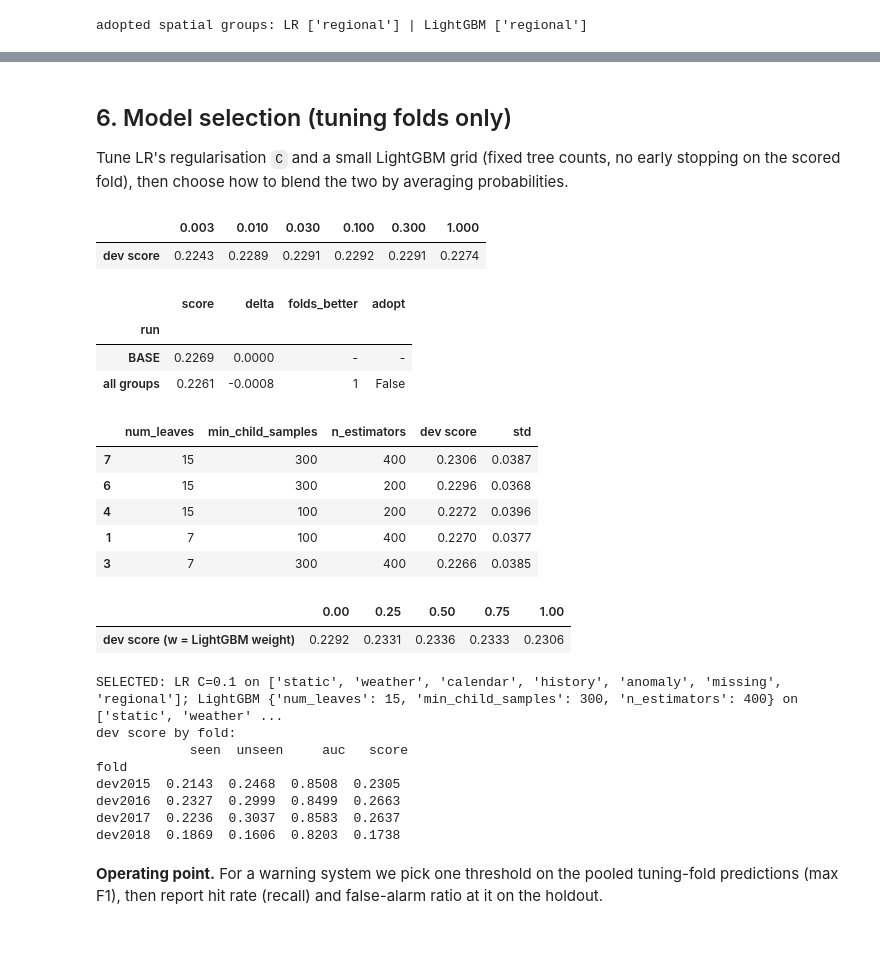
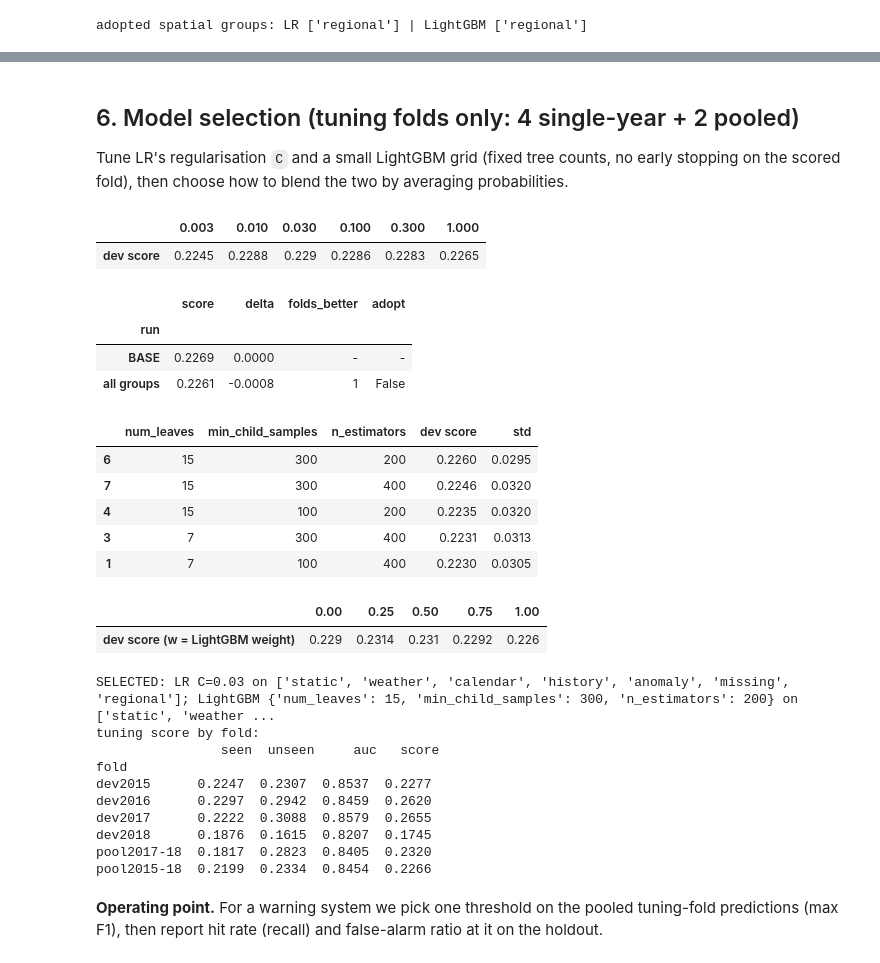
Before and after one commit to aaryan-bahri/iml-midsem-project, a Jupyter notebook: rainfall.ipynb, the cells around one changed output, grey strips where cells are left out. Cells and saved outputs as stored; diff of their text form; code cells hidden in the pictures.

Commit message:
Mult-year evaluation and trend term approach. Not submitted

```diff
--- a/rainfall.ipynb
+++ b/rainfall.ipynb
@@ -165,6 +166,7 @@ def build_features(df):
                                  for c in ANOMCOLS})
     G["missing"] = pd.DataFrame({"miss_" + c: df[c].isna().astype(int) for c in MISSCOLS})
     G["station"] = pd.DataFrame({"st_" + s: (df.station_id == s).astype(int) for s in STATIONS})
+    G["trend"] = pd.DataFrame({"trend": (df.date - pd.Timestamp("2010-01-01")).dt.days / 365.25})   # depends on the date only
     G.update(spatial_features(df))
     return df, G
 
@@ -208,10 +210,13 @@ def make_fold(name, val_years, held):
 
 DEV = [make_fold(f"dev{Y}", [Y], GROUPS4[i]) for i, Y in enumerate([2015, 2016, 2017, 2018])]
 HOLD = make_fold("holdout2019-20", [2019, 2020], GROUPS4[0])
-for f in DEV + [HOLD]:
+POOL = [make_fold("pool2017-18", [2017, 2018], GROUPS4[2]),                  # train 2010-16, validate 2 years pooled
+        make_fold("pool2015-18", [2015, 2016, 2017, 2018], GROUPS4[1])]      # train 2010-14, validate 4 years pooled
+TUNE = DEV + POOL
+for f in TUNE + [HOLD]:
     print(f["name"], "train rows", f["tri"].sum(), "| val rows", f["vai"].sum(), "| val positives", ytr[f["vai"]].sum(),
           "| held-out stations", sorted(set(stn[f["held"]])))
-print("constant-predictor AP = prevalence, per fold:", [round(ytr[f["vai"]].mean(), 4) for f in DEV + [HOLD]])
+print("constant-predictor AP = prevalence, per fold:", [round(ytr[f["vai"]].mean(), 4) for f in TUNE + [HOLD]])
 # %% [output]
 dev2015 train rows 21912 | val rows 5840 | val positives 189 | held-out stations ['ST01', 'ST03', 'ST08', 'ST19']
 dev2016 train rows 26292 | val rows 5856 | val positives 194 | held-out stations ['ST13', 'ST14', 'ST16', 'ST18']
@@ -471,58 +562,61 @@ adopted spatial groups: LR ['regional'] | LightGBM ['regional']
 # %% [markdown]
-## 6. Model selection (tuning folds only)
+## 6. Model selection (tuning folds only: 4 single-year + 2 pooled)
 Tune LR's regularisation `C` and a small LightGBM grid (fixed tree counts, no early stopping on the scored fold), then choose how to blend the two by averaging probabilities.
 # %%
 XLR = fm(FS, Gtr)
-lr_res = {C: run(sk(LR(C, CW), XLR, DECAY)) for C in (0.003, 0.01, 0.03, 0.1, 0.3, 1.0)}
+lr_res = {C: run(sk(LR(C, CW), XLR, DECAY), TUNE) for C in (0.003, 0.01, 0.03, 0.1, 0.3, 1.0)}
 lr_tab = pd.Series({C: r.score.mean() for C, (r, _) in lr_res.items()}, name="dev score"); display(lr_tab.to_frame().T)
 C_BEST = lr_tab.idxmax(); lr_r, lr_p = lr_res[C_BEST]
 log("dev", "tuning", f"LR C={C_BEST}", lr_r, f"features {FS}, decay {DECAY}, cw {CW}")
 
 # does LightGBM prefer the richer feature set?
 r_fs  = run(lgbm(fm(LGB_FS, Gtr), DECAY, **lg_default))[0]
-r_all = run(lgbm(fm(ALL + SP_LG, Gtr), DECAY, **lg_default))[0]
+EXTRA_LG = [g for g in LGB_FS if g not in FS_BASE]                    # spatial / trend groups LightGBM adopted
+r_all = run(lgbm(fm(ALL + EXTRA_LG, Gtr), DECAY, **lg_default))[0]
 cmp = compare(r_fs, {"all groups": r_all}); display(cmp)
-LGB_GROUPS = ALL + SP_LG if cmp.loc["all groups", "adopt"] else LGB_FS
+LGB_GROUPS = ALL + EXTRA_LG if cmp.loc["all groups", "adopt"] else LGB_FS
 XLG = fm(LGB_GROUPS, Gtr)
 
 grid = [dict(num_leaves=nl, min_child_samples=mc, n_estimators=ne) for nl in (7, 15) for mc in (100, 300) for ne in (200, 400)]
-lg_res = [(kw, *run(lgbm(XLG, DECAY, **kw))) for kw in grid]
+lg_res = [(kw, *run(lgbm(XLG, DECAY, **kw), TUNE)) for kw in grid]
 lg_tab = pd.DataFrame([{**kw, "dev score": r.score.mean(), "std": r.score.std()} for kw, r, _ in lg_res]).sort_values("dev score", ascending=False)
 display(lg_tab.head(5))
 LG_BEST, lg_r, lg_p = max(lg_res, key=lambda t: t[1].score.mean())
 log("dev", "tuning", f"LightGBM {LG_BEST}", lg_r, f"features {LGB_GROUPS}, decay {DECAY}")
 
 # blend LR and LightGBM probabilities
 blend = lambda w, a, b: {k: w * a[k] + (1 - w) * b[k] for k in a}
-bl_tab = {w: table(blend(w, lg_p, lr_p), DEV).score.mean() for w in (0, 0.25, 0.5, 0.75, 1.0)}
+bl_tab = {w: table(blend(w, lg_p, lr_p), TUNE).score.mean() for w in (0, 0.25, 0.5, 0.75, 1.0)}
 display(pd.Series(bl_tab, name="dev score (w = LightGBM weight)").to_frame().T)
 W = max(bl_tab, key=bl_tab.get)
-dev_final = blend(W, lg_p, lr_p); final_r = table(dev_final, DEV); log("dev", "tuning", f"blend w_lgbm={W}", final_r)
+dev_final = blend(W, lg_p, lr_p); final_r = table(dev_final, TUNE); log("dev", "tuning", f"blend w_lgbm={W}", final_r)
 print(f"SELECTED: LR C={C_BEST} on {FS}; LightGBM {LG_BEST} on {LGB_GROUPS}; decay={DECAY}; class_weight={CW}; LightGBM weight={W}")
-print("dev score by fold:\n", final_r.round(4))
+print("tuning score by fold:\n", final_r.round(4))
 # %% [output]
 |  | 0.003 | 0.010 | 0.030 | 0.100 | 0.300 | 1.000 |
-| dev score | 0.2243 | 0.2289 | 0.2291 | 0.2292 | 0.2291 | 0.2274 |
+| dev score | 0.2245 | 0.2288 | 0.229 | 0.2286 | 0.2283 | 0.2265 |
 |  | score | delta | folds_better | adopt |
 | run |  |  |  |  |
 | BASE | 0.2269 | 0.0000 | - | - |
 | all groups | 0.2261 | -0.0008 | 1 | False |
 |  | num_leaves | min_child_samples | n_estimators | dev score | std |
-| 7 | 15 | 300 | 400 | 0.2306 | 0.0387 |
-| 6 | 15 | 300 | 200 | 0.2296 | 0.0368 |
-| 4 | 15 | 100 | 200 | 0.2272 | 0.0396 |
-| 1 | 7 | 100 | 400 | 0.2270 | 0.0377 |
-| 3 | 7 | 300 | 400 | 0.2266 | 0.0385 |
+| 6 | 15 | 300 | 200 | 0.2260 | 0.0295 |
+| 7 | 15 | 300 | 400 | 0.2246 | 0.0320 |
+| 4 | 15 | 100 | 200 | 0.2235 | 0.0320 |
+| 3 | 7 | 300 | 400 | 0.2231 | 0.0313 |
+| 1 | 7 | 100 | 400 | 0.2230 | 0.0305 |
 |  | 0.00 | 0.25 | 0.50 | 0.75 | 1.00 |
-| dev score (w = LightGBM weight) | 0.2292 | 0.2331 | 0.2336 | 0.2333 | 0.2306 |
+| dev score (w = LightGBM weight) | 0.229 | 0.2314 | 0.231 | 0.2292 | 0.226 |
-SELECTED: LR C=0.1 on ['static', 'weather', 'calendar', 'history', 'anomaly', 'missing', 'regional']; LightGBM {'num_leaves': 15, 'min_child_samples': 300, 'n_estimators': 400} on ['static', 'weather' ...
-dev score by fold:
-            seen  unseen     auc   score
+SELECTED: LR C=0.03 on ['static', 'weather', 'calendar', 'history', 'anomaly', 'missing', 'regional']; LightGBM {'num_leaves': 15, 'min_child_samples': 300, 'n_estimators': 200} on ['static', 'weather ...
+tuning score by fold:
+                seen  unseen     auc   score
 fold
-dev2015  0.2143  0.2468  0.8508  0.2305
-dev2016  0.2327  0.2999  0.8499  0.2663
-dev2017  0.2236  0.3037  0.8583  0.2637
-dev2018  0.1869  0.1606  0.8203  0.1738
+dev2015      0.2247  0.2307  0.8537  0.2277
+dev2016      0.2297  0.2942  0.8459  0.2620
+dev2017      0.2222  0.3088  0.8579  0.2655
+dev2018      0.1876  0.1615  0.8207  0.1745
+pool2017-18  0.1817  0.2823  0.8405  0.2320
+pool2015-18  0.2199  0.2334  0.8454  0.2266
 # %% [markdown]
 **Operating point.** For a warning system we pick one threshold on the pooled tuning-fold predictions (max F1), then report hit rate (recall) and false-alarm ratio at it on the holdout.
 # %%
```
Also changed, not shown: parts of 15 cells of this notebook, 2 other files.
